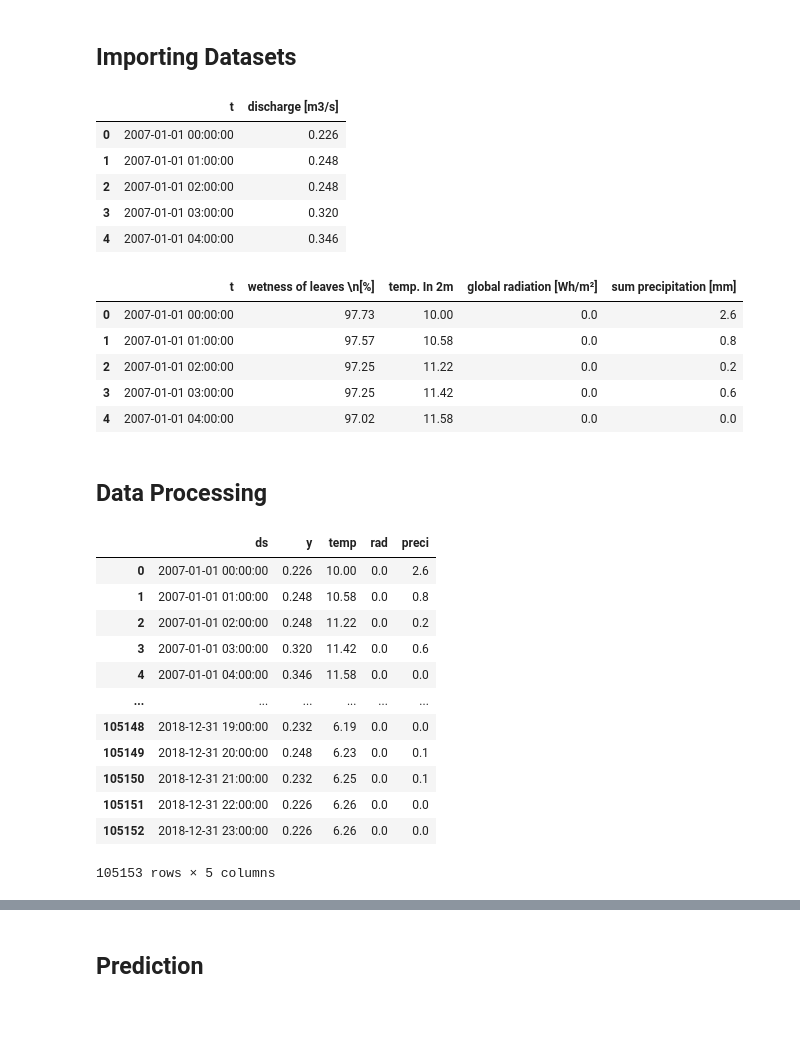
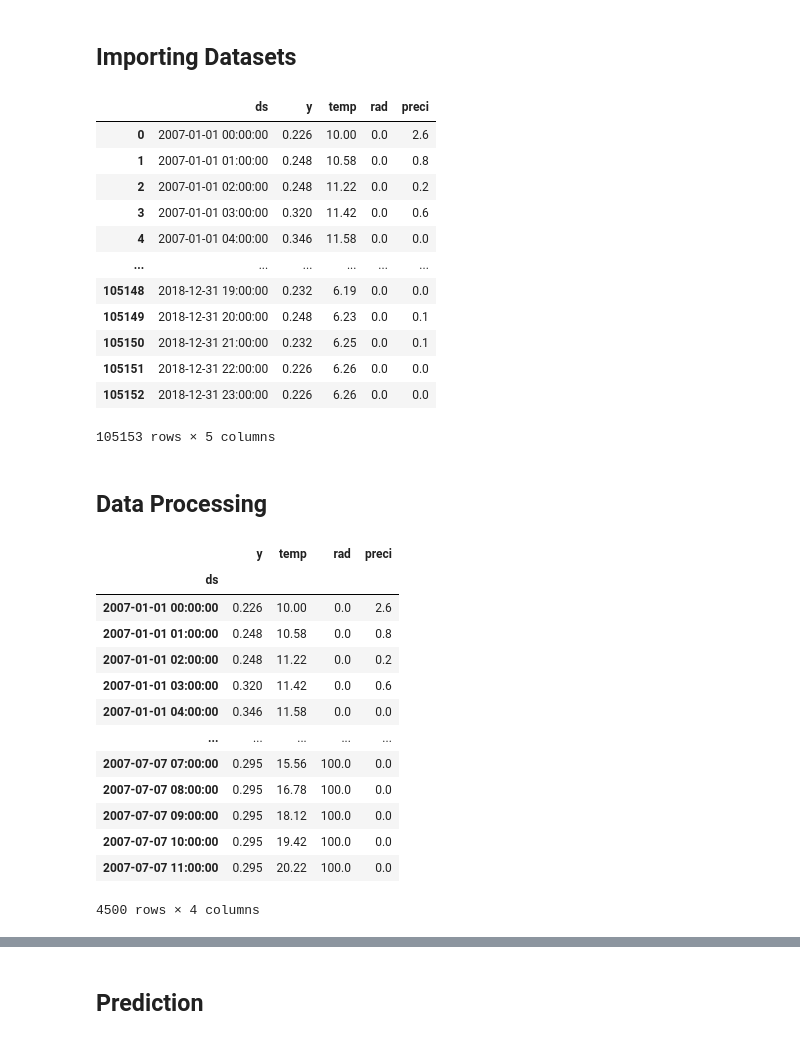
Before and after one commit to heli1111/Masters_Thesis, a Jupyter notebook: sandbox_lime.ipynb, the cells around one changed output, grey strips where cells are left out. Drawn from its saved outputs; the diff is of its cells as text; code cells hidden in the pictures; blank space fills up the shorter version.

```diff
--- a/sandbox_lime.ipynb
+++ b/sandbox_lime.ipynb
@@ -54,41 +66,42 @@ drive.mount
 # %% [markdown]
 ## Importing Datasets
 # %%
-# import datasets
-da_df = pd.read_csv('/content/drive/MyDrive/thesis/dataset/cleaned_df/da_df.csv')
+# import datafram for LSTM
+df_lstm = pd.read_csv('/content/drive/MyDrive/thesis/dataset/cleaned_df/df_lstm.csv')
+df_lstm
 # %% [output]
-|  | t | discharge [m3/s] |
-| 0 | 2007-01-01 00:00:00 | 0.226 |
-| 1 | 2007-01-01 01:00:00 | 0.248 |
-| 2 | 2007-01-01 02:00:00 | 0.248 |
-| 3 | 2007-01-01 03:00:00 | 0.320 |
-| 4 | 2007-01-01 04:00:00 | 0.346 |
+|  | ds | y | temp | rad | preci |
+| 0 | 2007-01-01 00:00:00 | 0.226 | 10.00 | 0.0 | 2.6 |
+| 1 | 2007-01-01 01:00:00 | 0.248 | 10.58 | 0.0 | 0.8 |
+| 2 | 2007-01-01 02:00:00 | 0.248 | 11.22 | 0.0 | 0.2 |
+| 3 | 2007-01-01 03:00:00 | 0.320 | 11.42 | 0.0 | 0.6 |
+| 4 | 2007-01-01 04:00:00 | 0.346 | 11.58 | 0.0 | 0.0 |
+| ... | ... | ... | ... | ... | ... |
+| 105148 | 2018-12-31 19:00:00 | 0.232 | 6.19 | 0.0 | 0.0 |
+| 105149 | 2018-12-31 20:00:00 | 0.248 | 6.23 | 0.0 | 0.1 |
+| 105150 | 2018-12-31 21:00:00 | 0.232 | 6.25 | 0.0 | 0.1 |
+| 105151 | 2018-12-31 22:00:00 | 0.226 | 6.26 | 0.0 | 0.0 |
+| 105152 | 2018-12-31 23:00:00 | 0.226 | 6.26 | 0.0 | 0.0 |
+105153 rows × 5 columns
-# %%
-# import datasets
-pa_df = pd.read_csv('/content/drive/MyDrive/thesis/dataset/cleaned_df/pa_df.csv', thousands='.', decimal=',')
-# %% [output]
-|  | t | wetness of leaves \n[%] | temp. In 2m | global radiation [Wh/m²] | sum precipitation [mm] |
-| 0 | 2007-01-01 00:00:00 | 97.73 | 10.00 | 0.0 | 2.6 |
-| 1 | 2007-01-01 01:00:00 | 97.57 | 10.58 | 0.0 | 0.8 |
-| 2 | 2007-01-01 02:00:00 | 97.25 | 11.22 | 0.0 | 0.2 |
-| 3 | 2007-01-01 03:00:00 | 97.25 | 11.42 | 0.0 | 0.6 |
-| 4 | 2007-01-01 04:00:00 | 97.02 | 11.58 | 0.0 | 0.0 |
 # %% [markdown]
 ## Data Processing
-# %%
-df_fbp = pd.read_csv('/content/drive/MyDrive/thesis/dataset/cleaned_df/df_fbp.csv')
-df_fbp
-# %% [output]
-|  | ds | y | temp | rad | preci |
-| 0 | 2007-01-01 00:00:00 | 0.226 | 10.00 | 0.0 | 2.6 |
-| 1 | 2007-01-01 01:00:00 | 0.248 | 10.58 | 0.0 | 0.8 |
-| 2 | 2007-01-01 02:00:00 | 0.248 | 11.22 | 0.0 | 0.2 |
-| 3 | 2007-01-01 03:00:00 | 0.320 | 11.42 | 0.0 | 0.6 |
-| 4 | 2007-01-01 04:00:00 | 0.346 | 11.58 | 0.0 | 0.0 |
-| ... | ... | ... | ... | ... | ... |
-| 105148 | 2018-12-31 19:00:00 | 0.232 | 6.19 | 0.0 | 0.0 |
-| 105149 | 2018-12-31 20:00:00 | 0.248 | 6.23 | 0.0 | 0.1 |
-| 105150 | 2018-12-31 21:00:00 | 0.232 | 6.25 | 0.0 | 0.1 |
-| 105151 | 2018-12-31 22:00:00 | 0.226 | 6.26 | 0.0 | 0.0 |
-| 105152 | 2018-12-31 23:00:00 | 0.226 | 6.26 | 0.0 | 0.0 |
-105153 rows × 5 columns
+# %%
+# Data Processing for Multivariable LSTM - Testing (Smaller Dataset, row = 2500)
+df_lstm = df_lstm.iloc[:4500, :]
+df_lstm = df_lstm.set_index('ds')
+df_lstm
+# %% [output]
+|  | y | temp | rad | preci |
+| ds |  |  |  |  |
+| 2007-01-01 00:00:00 | 0.226 | 10.00 | 0.0 | 2.6 |
+| 2007-01-01 01:00:00 | 0.248 | 10.58 | 0.0 | 0.8 |
+| 2007-01-01 02:00:00 | 0.248 | 11.22 | 0.0 | 0.2 |
+| 2007-01-01 03:00:00 | 0.320 | 11.42 | 0.0 | 0.6 |
+| 2007-01-01 04:00:00 | 0.346 | 11.58 | 0.0 | 0.0 |
+| ... | ... | ... | ... | ... |
+| 2007-07-07 07:00:00 | 0.295 | 15.56 | 100.0 | 0.0 |
+| 2007-07-07 08:00:00 | 0.295 | 16.78 | 100.0 | 0.0 |
+| 2007-07-07 09:00:00 | 0.295 | 18.12 | 100.0 | 0.0 |
+| 2007-07-07 10:00:00 | 0.295 | 19.42 | 100.0 | 0.0 |
+| 2007-07-07 11:00:00 | 0.295 | 20.22 | 100.0 | 0.0 |
+4500 rows × 4 columns
```
Also changed, not shown: parts of 12 cells of this notebook.
